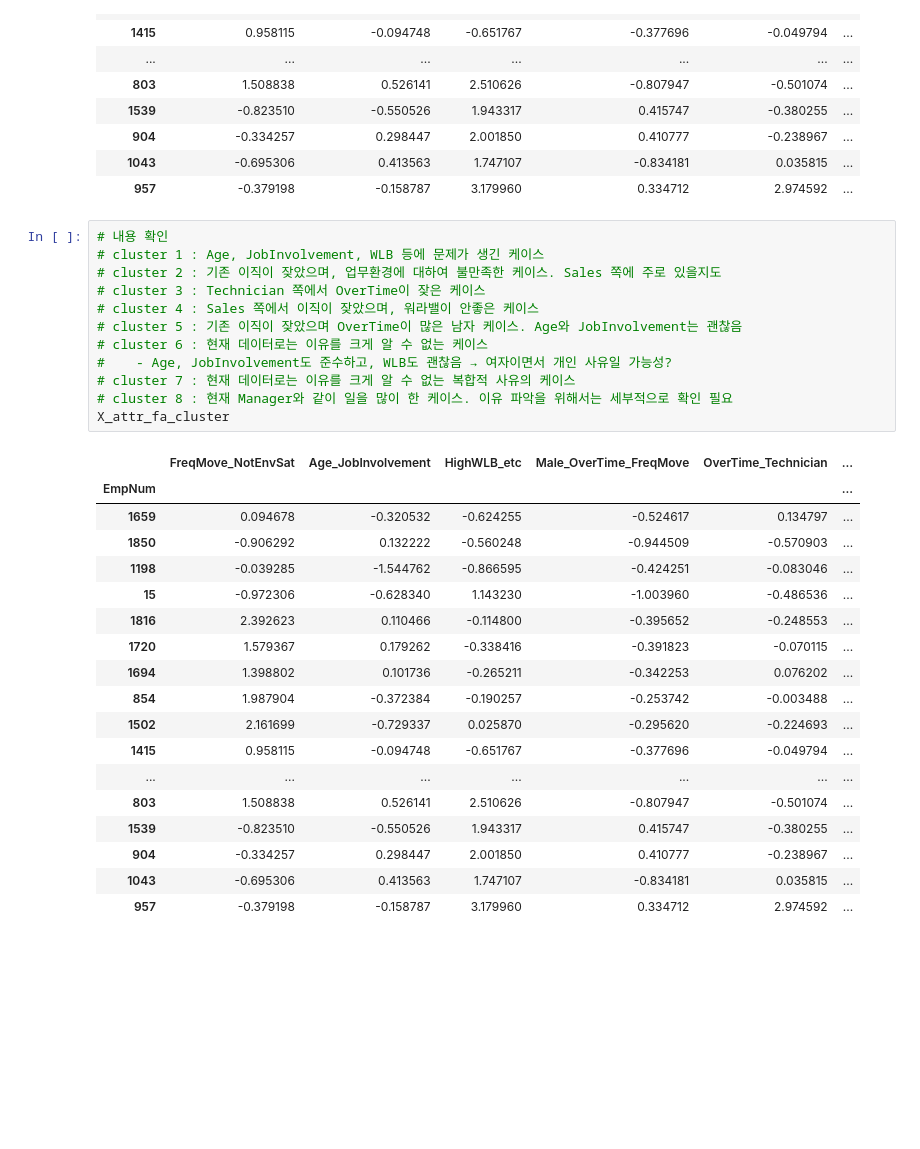
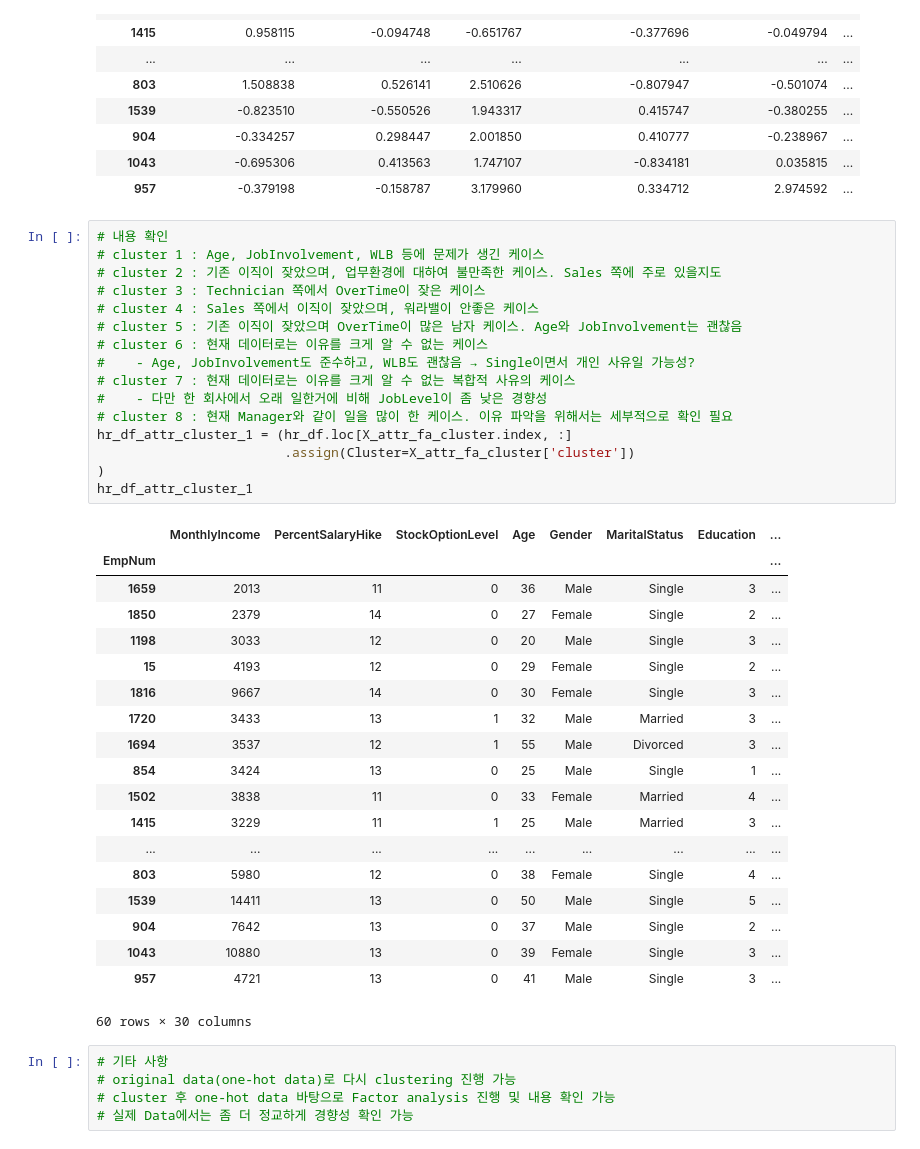
Before and after one commit to minstrel1149/HR_analytics_1, a Jupyter notebook: Attrition_analytics_features.ipynb, the cells around one changed output. Drawn from its saved outputs; the diff is of its cells as text; blank space fills up the shorter version.

Commit message:
[Update] Feature expansion on Attrition - Examine clusters

```diff
--- a/Attrition_analytics_features.ipynb
+++ b/Attrition_analytics_features.ipynb
@@ -581,31 +581,41 @@ X_attr_fa_cluster
 # %%
 # 내용 확인
 # cluster 1 : Age, JobInvolvement, WLB 등에 문제가 생긴 케이스
 # cluster 2 : 기존 이직이 잦았으며, 업무환경에 대하여 불만족한 케이스. Sales 쪽에 주로 있을지도
 # cluster 3 : Technician 쪽에서 OverTime이 잦은 케이스
 # cluster 4 : Sales 쪽에서 이직이 잦았으며, 워라밸이 안좋은 케이스
 # cluster 5 : 기존 이직이 잦았으며 OverTime이 많은 남자 케이스. Age와 JobInvolvement는 괜찮음
 # cluster 6 : 현재 데이터로는 이유를 크게 알 수 없는 케이스
-#    - Age, JobInvolvement도 준수하고, WLB도 괜찮음 → 여자이면서 개인 사유일 가능성?
+#    - Age, JobInvolvement도 준수하고, WLB도 괜찮음 → Single이면서 개인 사유일 가능성?
 # cluster 7 : 현재 데이터로는 이유를 크게 알 수 없는 복합적 사유의 케이스
+#    - 다만 한 회사에서 오래 일한거에 비해 JobLevel이 좀 낮은 경향성
 # cluster 8 : 현재 Manager와 같이 일을 많이 한 케이스. 이유 파악을 위해서는 세부적으로 확인 필요
-X_attr_fa_cluster
+hr_df_attr_cluster_1 = (hr_df.loc[X_attr_fa_cluster.index, :]
+                        .assign(Cluster=X_attr_fa_cluster['cluster'])
+)
+hr_df_attr_cluster_1
 # %% [output]
-|  | FreqMove_NotEnvSat | Age_JobInvolvement | HighWLB_etc | Male_OverTime_FreqMove | OverTime_Technician | ... |
-| EmpNum |  |  |  |  |  | ... |
-| 1659 | 0.094678 | -0.320532 | -0.624255 | -0.524617 | 0.134797 | ... |
-| 1850 | -0.906292 | 0.132222 | -0.560248 | -0.944509 | -0.570903 | ... |
-| 1198 | -0.039285 | -1.544762 | -0.866595 | -0.424251 | -0.083046 | ... |
-| 15 | -0.972306 | -0.628340 | 1.143230 | -1.003960 | -0.486536 | ... |
-| 1816 | 2.392623 | 0.110466 | -0.114800 | -0.395652 | -0.248553 | ... |
-| 1720 | 1.579367 | 0.179262 | -0.338416 | -0.391823 | -0.070115 | ... |
-| 1694 | 1.398802 | 0.101736 | -0.265211 | -0.342253 | 0.076202 | ... |
-| 854 | 1.987904 | -0.372384 | -0.190257 | -0.253742 | -0.003488 | ... |
-| 1502 | 2.161699 | -0.729337 | 0.025870 | -0.295620 | -0.224693 | ... |
-| 1415 | 0.958115 | -0.094748 | -0.651767 | -0.377696 | -0.049794 | ... |
-| ... | ... | ... | ... | ... | ... | ... |
-| 803 | 1.508838 | 0.526141 | 2.510626 | -0.807947 | -0.501074 | ... |
-| 1539 | -0.823510 | -0.550526 | 1.943317 | 0.415747 | -0.380255 | ... |
-| 904 | -0.334257 | 0.298447 | 2.001850 | 0.410777 | -0.238967 | ... |
-| 1043 | -0.695306 | 0.413563 | 1.747107 | -0.834181 | 0.035815 | ... |
-| 957 | -0.379198 | -0.158787 | 3.179960 | 0.334712 | 2.974592 | ... |
+|  | MonthlyIncome | PercentSalaryHike | StockOptionLevel | Age | Gender | MaritalStatus | Education | ... |
+| EmpNum |  |  |  |  |  |  |  | ... |
+| 1659 | 2013 | 11 | 0 | 36 | Male | Single | 3 | ... |
+| 1850 | 2379 | 14 | 0 | 27 | Female | Single | 2 | ... |
+| 1198 | 3033 | 12 | 0 | 20 | Male | Single | 3 | ... |
+| 15 | 4193 | 12 | 0 | 29 | Female | Single | 2 | ... |
+| 1816 | 9667 | 14 | 0 | 30 | Female | Single | 3 | ... |
+| 1720 | 3433 | 13 | 1 | 32 | Male | Married | 3 | ... |
+| 1694 | 3537 | 12 | 1 | 55 | Male | Divorced | 3 | ... |
+| 854 | 3424 | 13 | 0 | 25 | Male | Single | 1 | ... |
+| 1502 | 3838 | 11 | 0 | 33 | Female | Married | 4 | ... |
+| 1415 | 3229 | 11 | 1 | 25 | Male | Married | 3 | ... |
+| ... | ... | ... | ... | ... | ... | ... | ... | ... |
+| 803 | 5980 | 12 | 0 | 38 | Female | Single | 4 | ... |
+| 1539 | 14411 | 13 | 0 | 50 | Male | Single | 5 | ... |
+| 904 | 7642 | 13 | 0 | 37 | Male | Single | 2 | ... |
+| 1043 | 10880 | 13 | 0 | 39 | Female | Single | 3 | ... |
+| 957 | 4721 | 13 | 0 | 41 | Male | Single | 3 | ... |
+60 rows × 30 columns
+# %%
+# 기타 사항
+# original data(one-hot data)로 다시 clustering 진행 가능
+# cluster 후 one-hot data 바탕으로 Factor analysis 진행 및 내용 확인 가능
+# 실제 Data에서는 좀 더 정교하게 경향성 확인 가능
```
